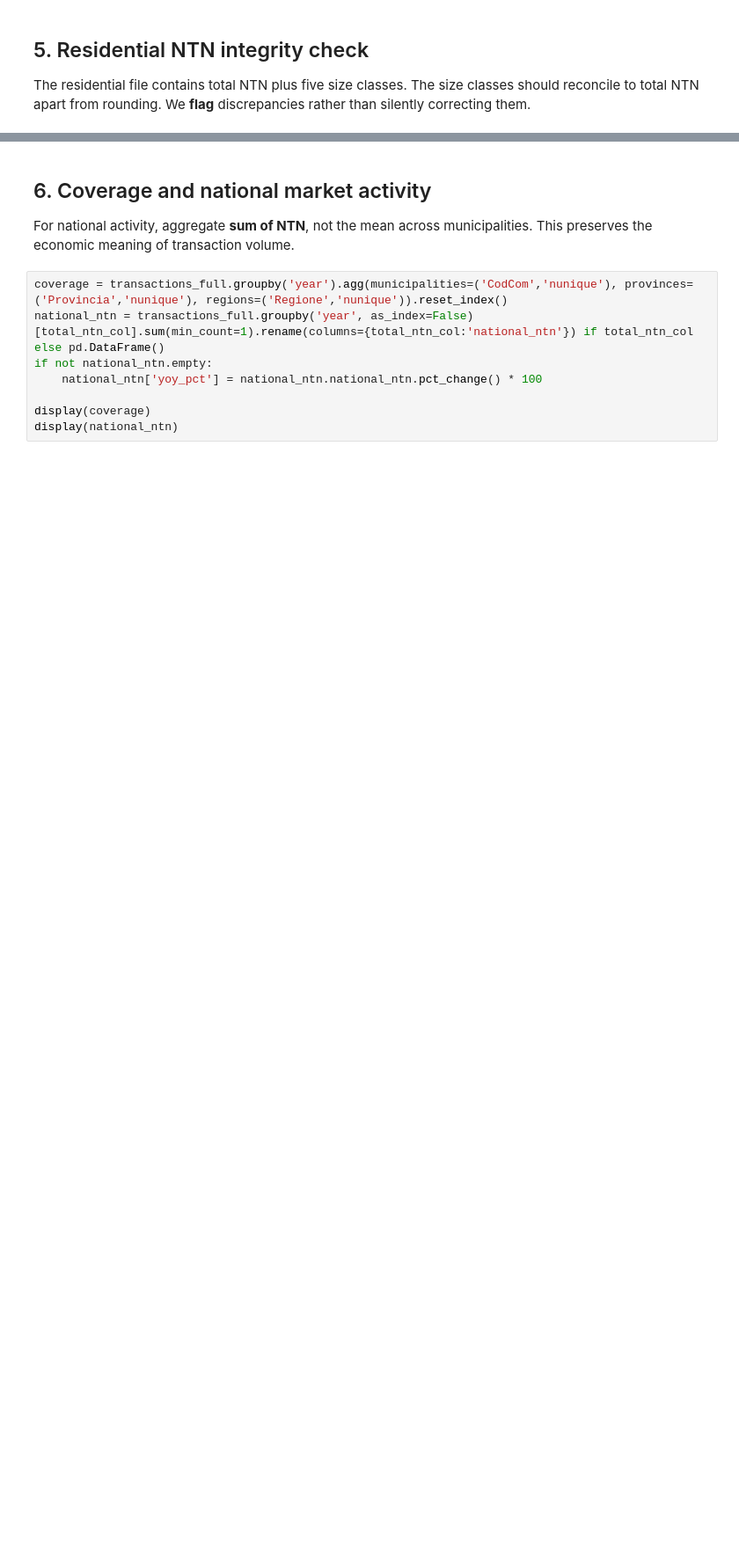
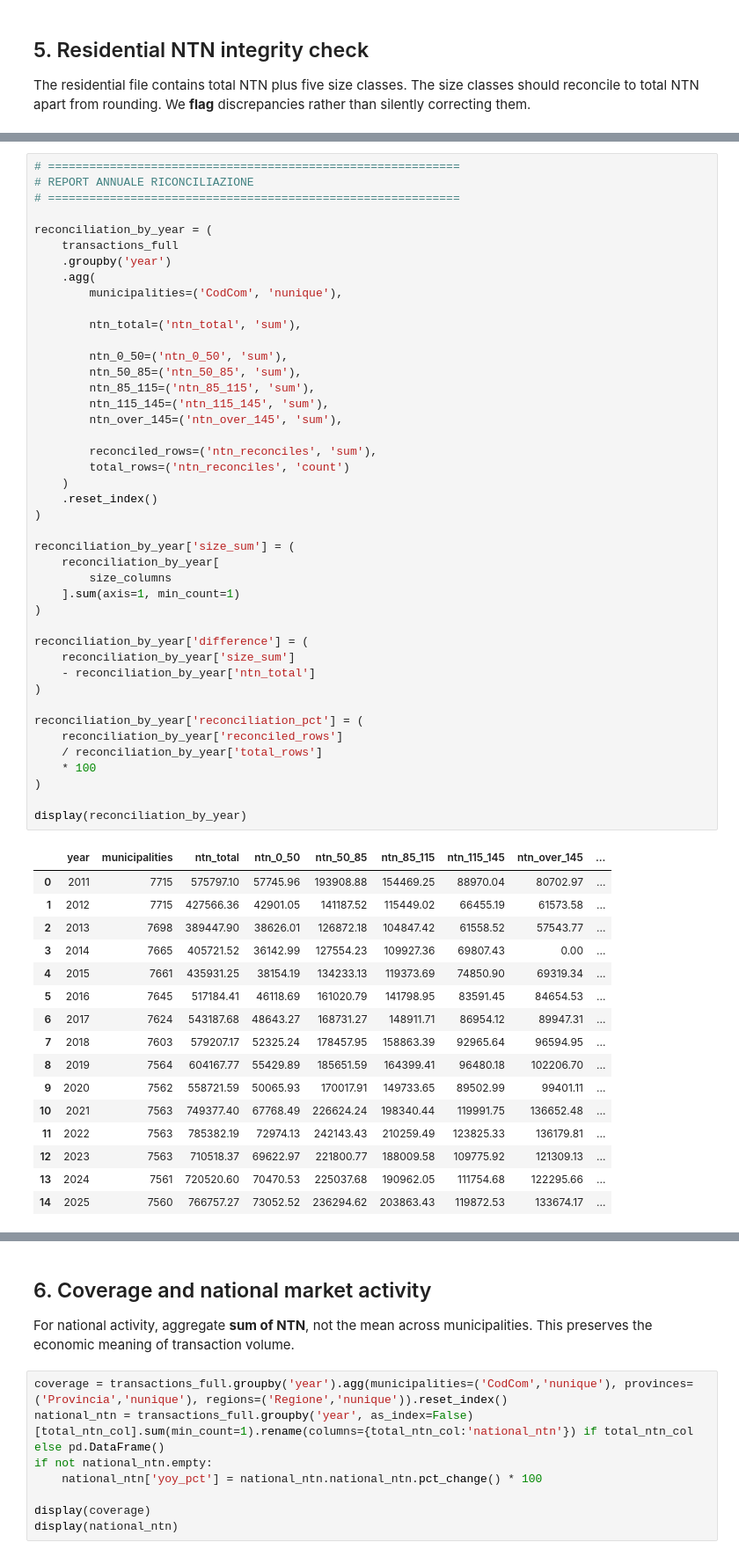
Before and after one commit to danielematix67-boop/italian-real-estate-analysis, a Jupyter notebook: notebooks/02_omi_transactions_exploration.ipynb, the cells around one changed output, grey strips where cells are left out. Shown at 88% size. Saved outputs shown, nothing was run; the diff lists cells and outputs as text; blank space fills up the shorter version.

```diff
--- a/notebooks/02_omi_transactions_exploration.ipynb
+++ b/notebooks/02_omi_transactions_exploration.ipynb
@@ -118,0 +787,60 @@ else:
+# %%
+# ============================================================
+# REPORT ANNUALE RICONCILIAZIONE
+# ============================================================
+
+reconciliation_by_year = (
+    transactions_full
+    .groupby('year')
+    .agg(
+        municipalities=('CodCom', 'nunique'),
+
+        ntn_total=('ntn_total', 'sum'),
+
+        ntn_0_50=('ntn_0_50', 'sum'),
+        ntn_50_85=('ntn_50_85', 'sum'),
+        ntn_85_115=('ntn_85_115', 'sum'),
+        ntn_115_145=('ntn_115_145', 'sum'),
+        ntn_over_145=('ntn_over_145', 'sum'),
+
+        reconciled_rows=('ntn_reconciles', 'sum'),
+        total_rows=('ntn_reconciles', 'count')
+    )
+    .reset_index()
+)
+
+reconciliation_by_year['size_sum'] = (
+    reconciliation_by_year[
+        size_columns
+    ].sum(axis=1, min_count=1)
+)
+
+reconciliation_by_year['difference'] = (
+    reconciliation_by_year['size_sum']
+    - reconciliation_by_year['ntn_total']
+)
+
+reconciliation_by_year['reconciliation_pct'] = (
+    reconciliation_by_year['reconciled_rows']
+    / reconciliation_by_year['total_rows']
+    * 100
+)
+
+display(reconciliation_by_year)
+# %% [output]
+|  | year | municipalities | ntn_total | ntn_0_50 | ntn_50_85 | ntn_85_115 | ntn_115_145 | ntn_over_145 | ... |
+| 0 | 2011 | 7715 | 575797.10 | 57745.96 | 193908.88 | 154469.25 | 88970.04 | 80702.97 | ... |
+| 1 | 2012 | 7715 | 427566.36 | 42901.05 | 141187.52 | 115449.02 | 66455.19 | 61573.58 | ... |
+| 2 | 2013 | 7698 | 389447.90 | 38626.01 | 126872.18 | 104847.42 | 61558.52 | 57543.77 | ... |
+| 3 | 2014 | 7665 | 405721.52 | 36142.99 | 127554.23 | 109927.36 | 69807.43 | 0.00 | ... |
+| 4 | 2015 | 7661 | 435931.25 | 38154.19 | 134233.13 | 119373.69 | 74850.90 | 69319.34 | ... |
+| 5 | 2016 | 7645 | 517184.41 | 46118.69 | 161020.79 | 141798.95 | 83591.45 | 84654.53 | ... |
+| 6 | 2017 | 7624 | 543187.68 | 48643.27 | 168731.27 | 148911.71 | 86954.12 | 89947.31 | ... |
+| 7 | 2018 | 7603 | 579207.17 | 52325.24 | 178457.95 | 158863.39 | 92965.64 | 96594.95 | ... |
+| 8 | 2019 | 7564 | 604167.77 | 55429.89 | 185651.59 | 164399.41 | 96480.18 | 102206.70 | ... |
+| 9 | 2020 | 7562 | 558721.59 | 50065.93 | 170017.91 | 149733.65 | 89502.99 | 99401.11 | ... |
+| 10 | 2021 | 7563 | 749377.40 | 67768.49 | 226624.24 | 198340.44 | 119991.75 | 136652.48 | ... |
+| 11 | 2022 | 7563 | 785382.19 | 72974.13 | 242143.43 | 210259.49 | 123825.33 | 136179.81 | ... |
+| 12 | 2023 | 7563 | 710518.37 | 69622.97 | 221800.77 | 188009.58 | 109775.92 | 121309.13 | ... |
+| 13 | 2024 | 7561 | 720520.60 | 70470.53 | 225037.68 | 190962.05 | 111754.68 | 122295.66 | ... |
+| 14 | 2025 | 7560 | 766757.27 | 73052.52 | 236294.62 | 203863.43 | 119872.53 | 133674.17 | ... |
```
Also changed, not shown: parts of 28 cells of this notebook, 8 other files.
